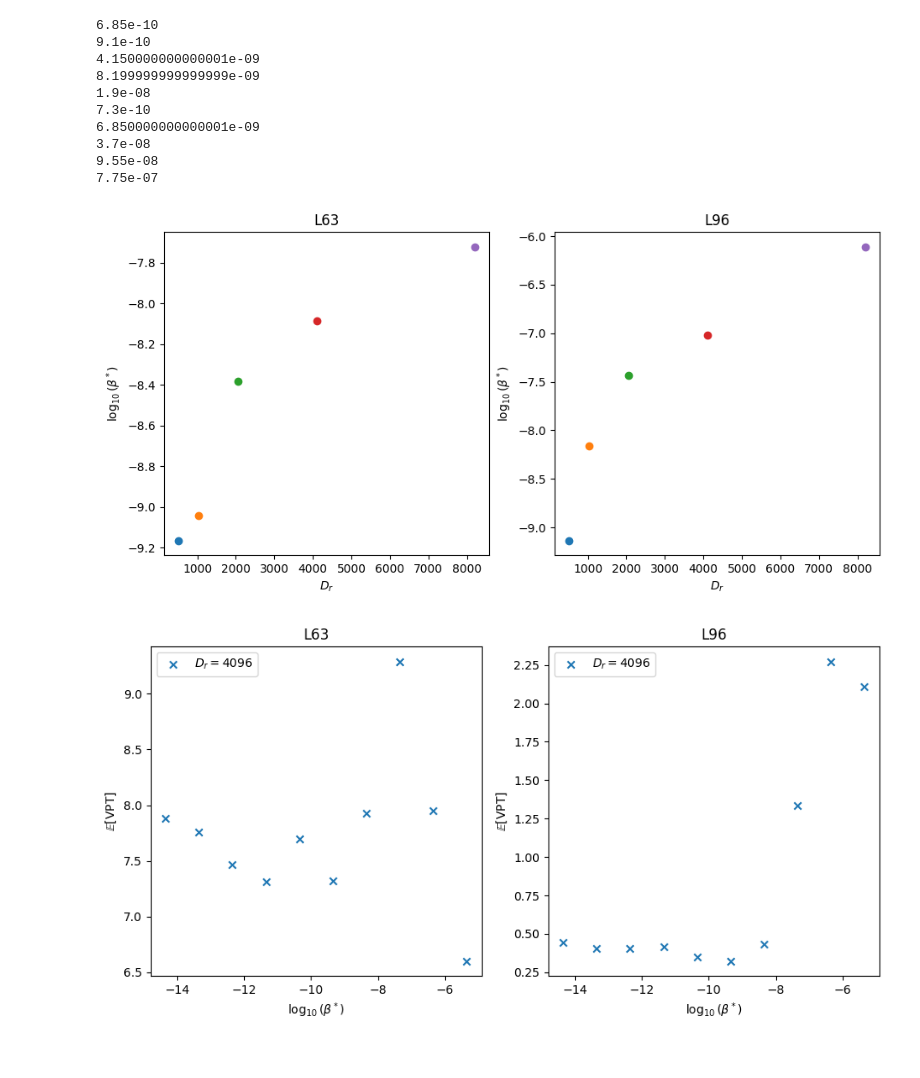
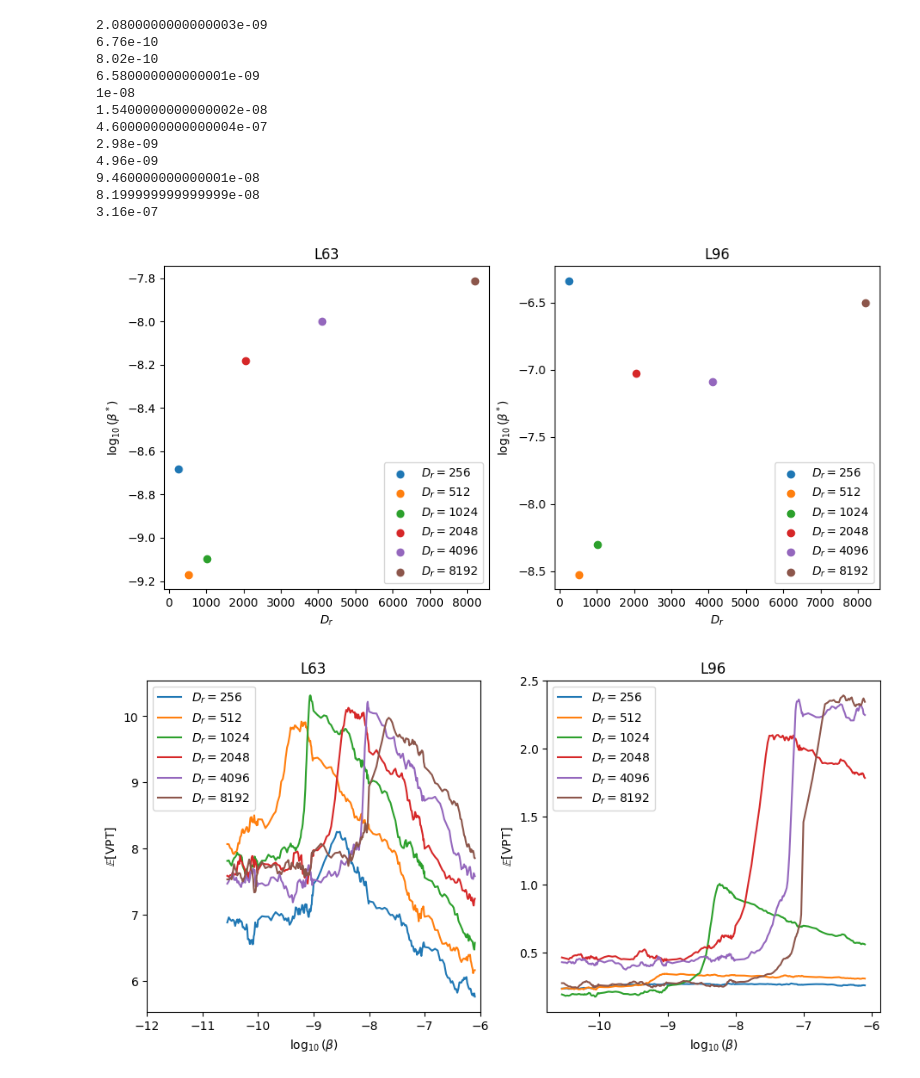
Before and after one commit to pinakm9/deeprf, a Jupyter notebook: notebooks/beta.ipynb, the cells around one changed output. Cells and saved outputs as stored; diff of their text form; code cells hidden in the pictures.

```diff
--- a/notebooks/beta.ipynb
+++ b/notebooks/beta.ipynb
@@ -15,11 +15,20 @@ import seaborn as sns
 import eulerN as arch
 import torch
 from torch import nn
+from scipy.optimize import curve_fit
 
 resolution=20
+
+def func(x, a, b, c):
+    return c * x**(a-1) * np.exp(-b*x)
+
+def smooth(y, box_pts):
+    box = np.ones(box_pts)/box_pts
+    y_smooth = np.convolve(y, box, mode='same')
+    return y_smooth
 # %%
 def get_file(system, D_r):
-    return f'../data/{system}/EulerN/beta/beta_test_D_r-{D_r}_depth-1.csv'
+    return f'../data/{system}/EulerN/beta/beta_D_r-{D_r}_depth-1.csv'
 fig = plt.figure(figsize=(10, 5))
 ax1 = fig.add_subplot(121)
 ax2 = fig.add_subplot(122)
@@ -34,8 +43,8 @@ for i, system in enumerate(['L63', 'L96']):
         axs[i].set_ylabel(r'$\mathbb{E}[\text{VPT}]$')
         axs[i].set_xlabel(r'$D_r$')
         axs[i].set_title(system)
-axs[i].axhline(0.81, label="Vlachas best", c="black")
-axs[i].legend()
+# axs[i].axhline(0.81, label="Vlachas best", c="black")
+# axs[i].legend()
 fig.suptitle("Expectation calculated w.r.t 500 test trajectories (realization+training data are fixed)")
 plt.savefig('../data/plots/beta-vpt.png', bbox_inches='tight', dpi=300)
 # %% [output]
@@ -68,51 +77,61 @@ ax2 = fig.add_subplot(122)
 axs = [ax1, ax2]
 
 for i, system in enumerate(['L63', 'L96']):
-    for j in [512, 1024, 2048, 4096, 8192]:
+    for j in [256, 512, 1024, 2048, 4096, 8192]:
         file = get_file(system, j)
         data = pd.read_csv(file)
         idx = np.argmax(data['tau_f_nmse_mean'])
-        axs[i].scatter(j, np.log10(data['beta'][idx]))
+        axs[i].scatter(j, np.log10(data['beta'][idx]), label=fr'$D_r={j}$')
         axs[i].set_ylabel(r'$\log_{10}(\beta^*)$')
         axs[i].set_xlabel(r'$D_r$')
         axs[i].set_title(system)
         print(data['beta'][idx])
 # axs[i].axhline(0.81, label="Vlachas best", c="black")
-# axs[i].legend()
+    axs[i].legend()
 # fig.suptitle("Expectation calculated w.r.t 500 test trajectories (realization+training data are fixed)")
-plt.savefig('../data/plots/beta-beta.png', bbox_inches='tight', dpi=300)
+plt.savefig('../data/plots/beta-D_r.png', bbox_inches='tight', dpi=300)
 # %% [output]
-6.85e-10
-9.1e-10
-4.150000000000001e-09
-8.199999999999999e-09
-1.9e-08
-7.3e-10
-6.850000000000001e-09
-3.7e-08
-9.55e-08
-7.75e-07
+2.0800000000000003e-09
+6.76e-10
+8.02e-10
+6.580000000000001e-09
+1e-08
+1.5400000000000002e-08
+4.6000000000000004e-07
+2.98e-09
+4.96e-09
+9.460000000000001e-08
+8.199999999999999e-08
+3.16e-07
-[figure, old version]
+[figure, new version]
 # %%
 fig = plt.figure(figsize=(11, 5))
 ax1 = fig.add_subplot(121)
 ax2 = fig.add_subplot(122)
 axs = [ax1, ax2]
 
 for i, system in enumerate(['L63', 'L96']):
-    for j in [512, 1024, 2048, 4096, 8192][-2:-1]:
+    for j in [256, 512, 1024, 2048, 4096, 8192]:
         file = get_file(system, j)
         data = pd.read_csv(file)
-        axs[i].scatter(np.log10(data['beta'].to_numpy()).reshape(-1, 20).mean(axis=1), data['tau_f_nmse_mean'].to_numpy().reshape(-1, 20).mean(axis=1), label=fr'$D_r={j}$', marker='x')
-        axs[i].set_xlabel(r'$\log_{10}(\beta^*)$')
+        # axs[i].scatter(np.log10(data['beta'].to_numpy()).reshape(-1, 20).mean(axis=1), data['tau_f_nmse_mean'].to_numpy().reshape(-1, 20).mean(axis=1), label=fr'$D_r={j}$', marker='x')
+        x = np.log10(data['beta'].to_numpy())
+        y = data['tau_f_nmse_mean'].to_numpy()
+        # popt, _ = curve_fit(func, x, y)
+        # poly = np.poly1d(np.polyfit(x, y, 200))
+        # axs[i].plot(x, y, label=fr'$D_r={j}$', marker='x')
+        n = 10
+        axs[i].plot(x[n:-n], smooth(y, n)[n:-n], label=fr'$D_r={j}$')
+        axs[i].set_xlabel(r'$\log_{10}(\beta)$')
         axs[i].set_ylabel(r'$\mathbb{E}[\text{VPT}]$')
         axs[i].set_title(system)
         # print(data['beta'][idx])
     axs[i].legend()
+axs[0].set_xlim(-12, -6)
 # axs[i].axhline(0.81, label="Vlachas best", c="black")
 
 # fig.suptitle("Expectation calculated w.r.t 500 test trajectories (realization+training data are fixed)")
-plt.savefig('../data/plots/beta-beta-m.png', bbox_inches='tight', dpi=300)
+plt.savefig('../data/plots/beta-vpt.png', bbox_inches='tight', dpi=300)
 # %% [output]
-[figure, old version]
+[figure, new version]
 # %%
```
Also changed, not shown: parts of 8 cells of this notebook, 6 other files.
